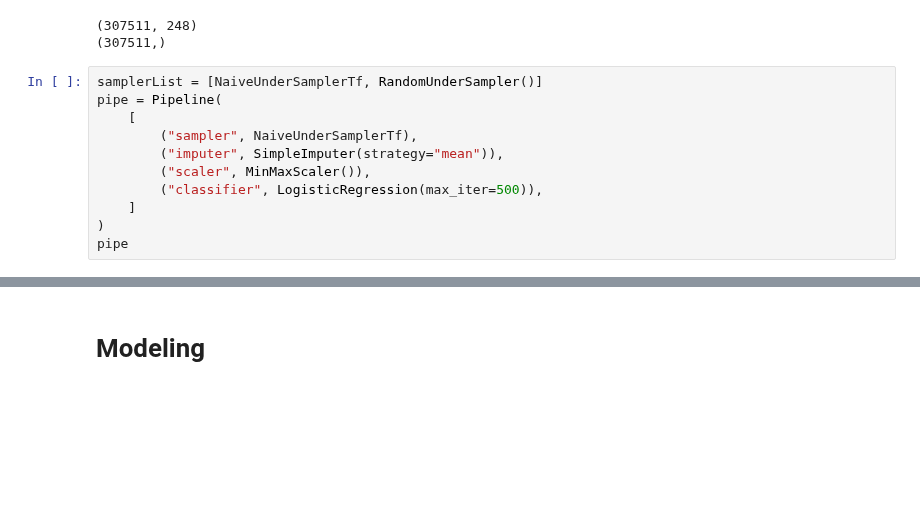
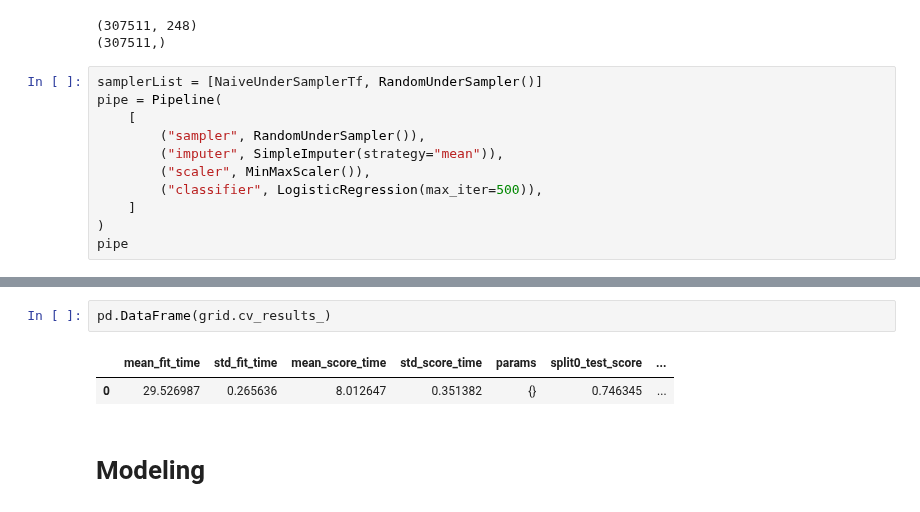
Before and after one commit to carlgennetais/P7_scoring_ML, a Jupyter notebook: notebooks/P7_04_modeling-pipeline.ipynb, the cells around one changed output, grey strips where cells are left out. Cells and saved outputs as stored; diff of their text form; blank space fills up the shorter version.

```diff
--- a/notebooks/P7_04_modeling-pipeline.ipynb
+++ b/notebooks/P7_04_modeling-pipeline.ipynb
@@ -66,7 +66,7 @@ print(y.shape)
 samplerList = [NaiveUnderSamplerTf, RandomUnderSampler()]
 pipe = Pipeline(
     [
-        ("sampler", NaiveUnderSamplerTf),
+        ("sampler", RandomUnderSampler()),
         ("imputer", SimpleImputer(strategy="mean")),
         ("scaler", MinMaxScaler()),
         ("classifier", LogisticRegression(max_iter=500)),
@@ -93,3 +119,8 @@ You can try to debug the error by setting error_score='raise'.
+# %%
+pd.DataFrame(grid.cv_results_)
+# %% [output]
+|  | mean_fit_time | std_fit_time | mean_score_time | std_score_time | params | split0_test_score | ... |
+| 0 | 29.526987 | 0.265636 | 8.012647 | 0.351382 | {} | 0.746345 | ... |
 # %% [markdown]
 # Modeling
 # %% [markdown]
```
Also changed, not shown: parts of 2 cells of this notebook, 2 other files.
